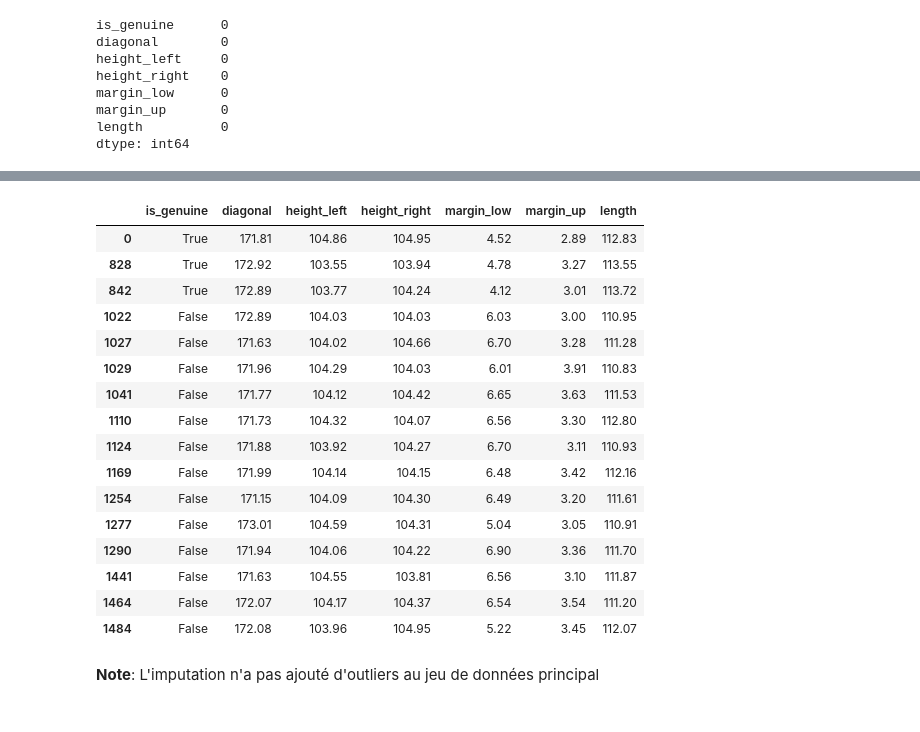
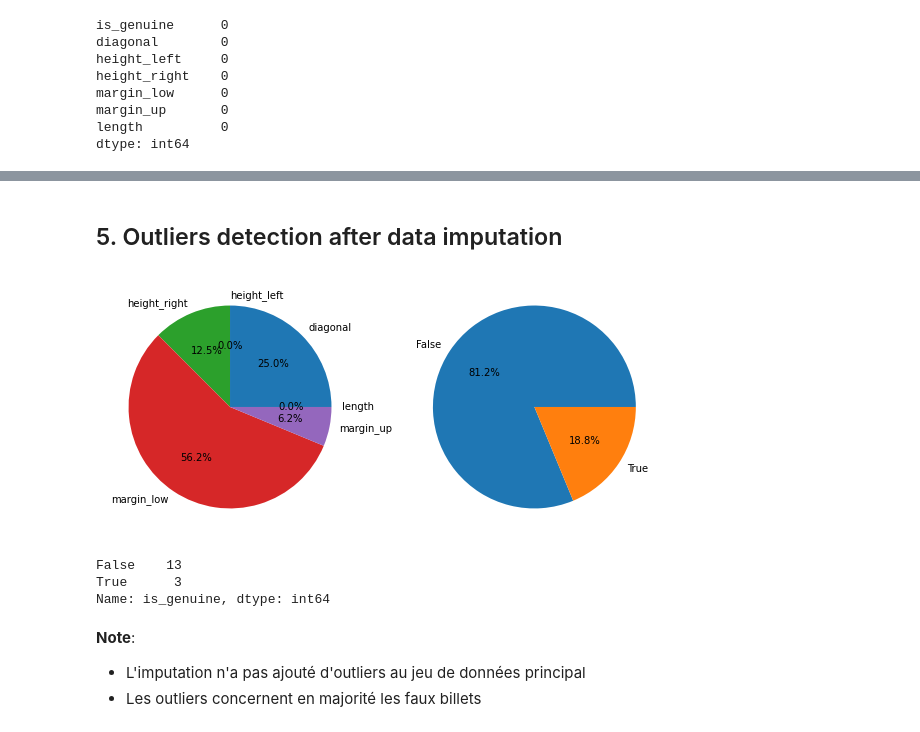
Before and after one commit to marcadeant/ONCFM, a Jupyter notebook: Notebooks/Features engineering.ipynb, the cells around one changed output, grey strips where cells are left out. Drawn from its saved outputs; the diff is of its cells as text; code cells hidden in the pictures.

```diff
--- a/Notebooks/Features engineering.ipynb
+++ b/Notebooks/Features engineering.ipynb
@@ -391,22 +377,0 @@ outliers_filter = (stats.zscore(initial_data.drop(columns=["is_genuine"])) < 3).
-# %%
-initial_data.loc[~outliers_filter,:]
-# %% [output]
-|  | is_genuine | diagonal | height_left | height_right | margin_low | margin_up | length |
-| 0 | True | 171.81 | 104.86 | 104.95 | 4.52 | 2.89 | 112.83 |
-| 828 | True | 172.92 | 103.55 | 103.94 | 4.78 | 3.27 | 113.55 |
-| 842 | True | 172.89 | 103.77 | 104.24 | 4.12 | 3.01 | 113.72 |
-| 1022 | False | 172.89 | 104.03 | 104.03 | 6.03 | 3.00 | 110.95 |
-| 1027 | False | 171.63 | 104.02 | 104.66 | 6.70 | 3.28 | 111.28 |
-| 1029 | False | 171.96 | 104.29 | 104.03 | 6.01 | 3.91 | 110.83 |
-| 1041 | False | 171.77 | 104.12 | 104.42 | 6.65 | 3.63 | 111.53 |
-| 1110 | False | 171.73 | 104.32 | 104.07 | 6.56 | 3.30 | 112.80 |
-| 1124 | False | 171.88 | 103.92 | 104.27 | 6.70 | 3.11 | 110.93 |
-| 1169 | False | 171.99 | 104.14 | 104.15 | 6.48 | 3.42 | 112.16 |
-| 1254 | False | 171.15 | 104.09 | 104.30 | 6.49 | 3.20 | 111.61 |
-| 1277 | False | 173.01 | 104.59 | 104.31 | 5.04 | 3.05 | 110.91 |
-| 1290 | False | 171.94 | 104.06 | 104.22 | 6.90 | 3.36 | 111.70 |
-| 1441 | False | 171.63 | 104.55 | 103.81 | 6.56 | 3.10 | 111.87 |
-| 1464 | False | 172.07 | 104.17 | 104.37 | 6.54 | 3.54 | 111.20 |
-| 1484 | False | 172.08 | 103.96 | 104.95 | 5.22 | 3.45 | 112.07 |
-# %% [markdown]
-**Note**: L'imputation n'a pas ajouté d'outliers au jeu de données principal
@@ -417,0 +378,19 @@ initial_data.to_csv("../Data_set/imputed")
+# %% [markdown]
+## 5. Outliers detection after data imputation
+# %%
+fig, ax = plt.subplots(1,2,figsize=(10,8))
+# Outliers counts per feature
+x = (stats.zscore(initial_data.drop(columns=["is_genuine"])) > 3).sum()
+outliers_filter = (stats.zscore(initial_data.drop(columns=["is_genuine"])) < 3).all(axis=1)
+x_classes = initial_data.loc[~outliers_filter, "is_genuine"].value_counts()
+ax[0].pie(x, labels = x.index, autopct="%1.1f%%",radius=1)
+ax[1].pie(x_classes, labels = x_classes.index, autopct="%1.1f%%")
+plt.show()
+# %% [output]
+[figure, added]
+# %%
+initial_data.loc[~outliers_filter, "is_genuine"].value_counts()
+# %% [output]
+False    13
+True      3
+Name: is_genuine, dtype: int64
@@ -417,0 +401,4 @@ initial_data.to_csv("../Data_set/imputed")
+# %% [markdown]
+**Note**:
+* L'imputation n'a pas ajouté d'outliers au jeu de données principal
+* Les outliers concernent en majorité les faux billets
```
Also changed, not shown: parts of 22 cells of this notebook.
